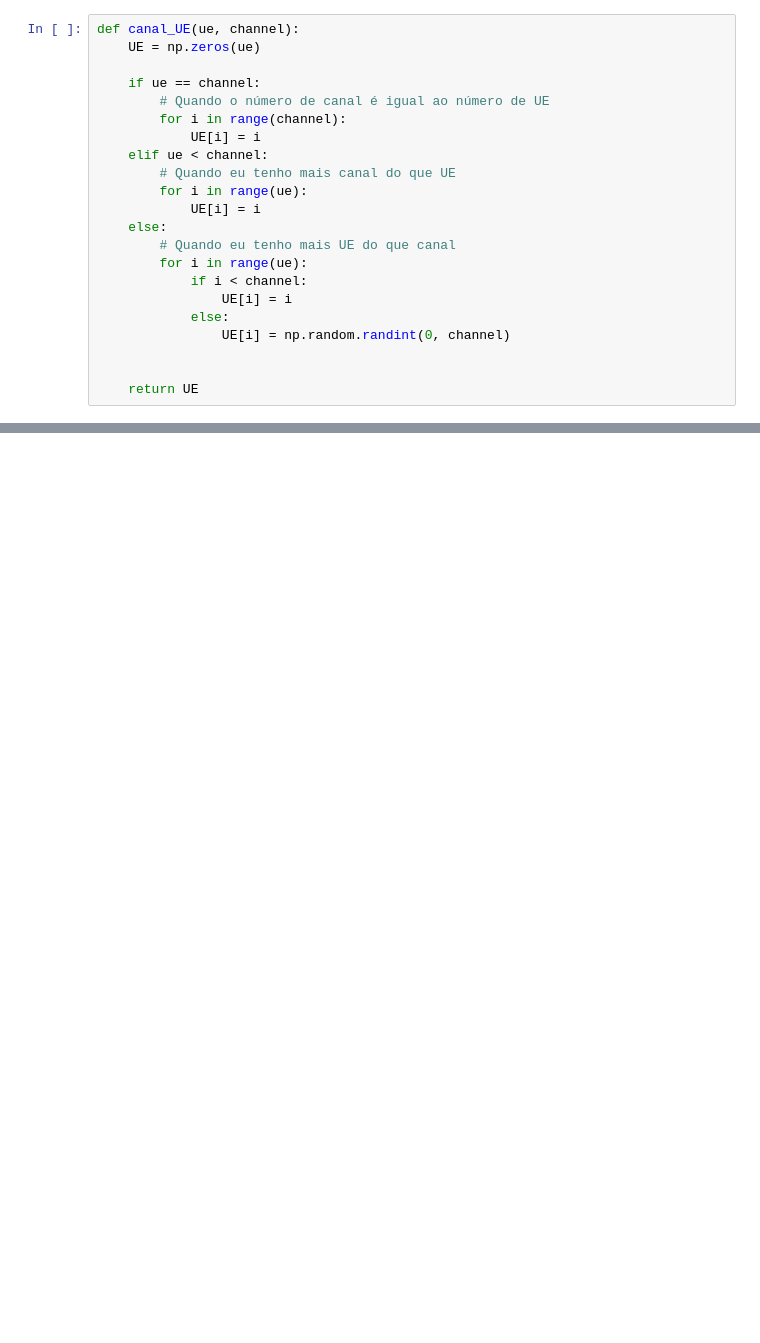
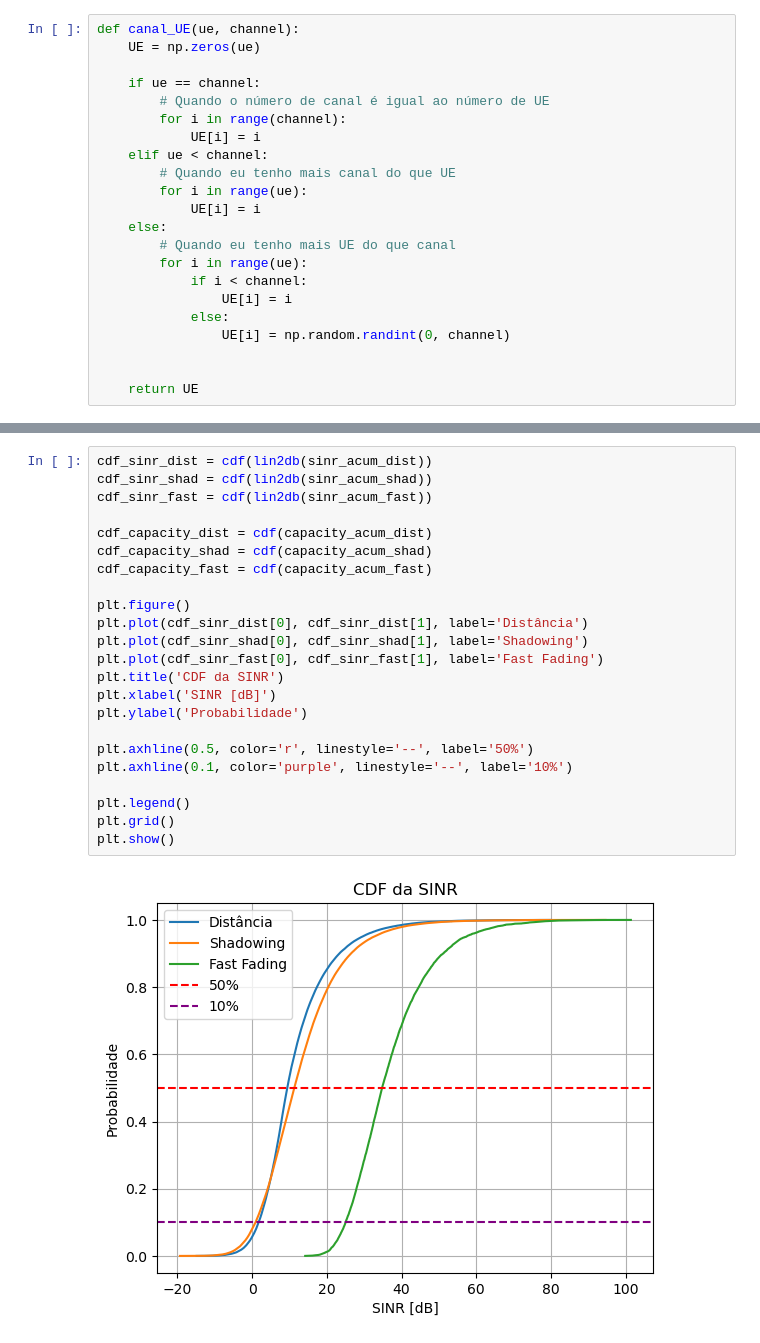
Before and after one commit to vitorfraga12/Intro-to-Wirelles---Part-3, a Jupyter notebook: Questao2.ipynb, the cells around one changed output, grey strips where cells are left out. Drawn from its saved outputs; the diff is of its cells as text; blank space fills up the shorter version.

```diff
--- a/Questao2.ipynb
+++ b/Questao2.ipynb
@@ -274 +319,26 @@ for i in range (500):
+# %%
+cdf_sinr_dist = cdf(lin2db(sinr_acum_dist))
+cdf_sinr_shad = cdf(lin2db(sinr_acum_shad))
+cdf_sinr_fast = cdf(lin2db(sinr_acum_fast))
+
+cdf_capacity_dist = cdf(capacity_acum_dist)
+cdf_capacity_shad = cdf(capacity_acum_shad)
+cdf_capacity_fast = cdf(capacity_acum_fast)
+
+plt.figure()
+plt.plot(cdf_sinr_dist[0], cdf_sinr_dist[1], label='Distância')
+plt.plot(cdf_sinr_shad[0], cdf_sinr_shad[1], label='Shadowing')
+plt.plot(cdf_sinr_fast[0], cdf_sinr_fast[1], label='Fast Fading')
+plt.title('CDF da SINR')
+plt.xlabel('SINR [dB]')
+plt.ylabel('Probabilidade')
+
+plt.axhline(0.5, color='r', linestyle='--', label='50%')
+plt.axhline(0.1, color='purple', linestyle='--', label='10%')
+
+plt.legend()
+plt.grid()
+plt.show()
+# %% [output]
+[figure, added]
 # %%
```
Also changed, not shown: parts of 19 cells of this notebook.
